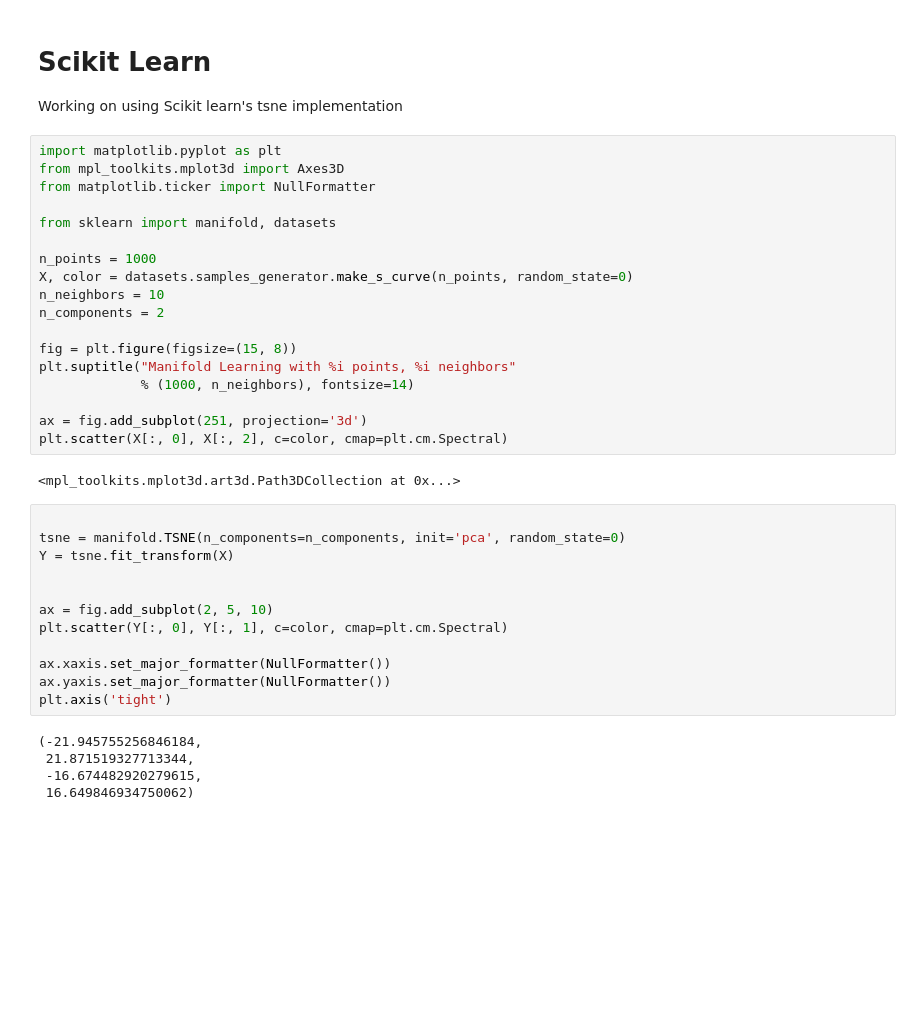
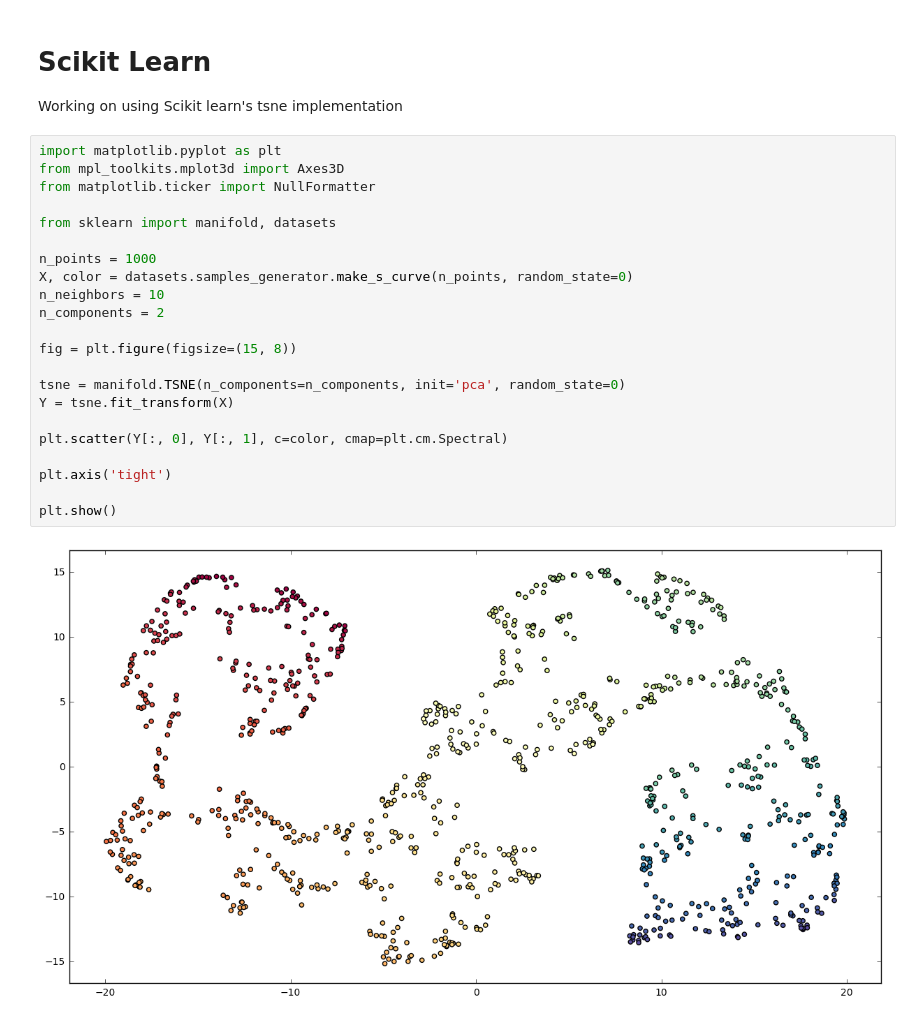
Before and after one commit to cornhundred/tsne_notebook, a Jupyter notebook: MNIST example.ipynb, the cells around one changed output. Drawn from its saved outputs; the diff is of its cells as text; blank space fills up the shorter version.

Commit message:
using scikit learn for MNIST example

```diff
--- a/MNIST example.ipynb
+++ b/MNIST example.ipynb
@@ -127,37 +127,24 @@ Working on using Scikit learn's tsne implementation
 # %%
 import matplotlib.pyplot as plt
 from mpl_toolkits.mplot3d import Axes3D
 from matplotlib.ticker import NullFormatter
 
 from sklearn import manifold, datasets
 
 n_points = 1000
 X, color = datasets.samples_generator.make_s_curve(n_points, random_state=0)
 n_neighbors = 10
 n_components = 2
 
 fig = plt.figure(figsize=(15, 8))
-plt.suptitle("Manifold Learning with %i points, %i neighbors"
-             % (1000, n_neighbors), fontsize=14)
 
-ax = fig.add_subplot(251, projection='3d')
-plt.scatter(X[:, 0], X[:, 2], c=color, cmap=plt.cm.Spectral)
+tsne = manifold.TSNE(n_components=n_components, init='pca', random_state=0)
+Y = tsne.fit_transform(X)
+
+plt.scatter(Y[:, 0], Y[:, 1], c=color, cmap=plt.cm.Spectral)
+
+plt.axis('tight')
+
+plt.show()
 # %% [output]
-<mpl_toolkits.mplot3d.art3d.Path3DCollection at 0x...>
+[figure, added]
-# %%
-
-tsne = manifold.TSNE(n_components=n_components, init='pca', random_state=0)
-Y = tsne.fit_transform(X)
-
-
-ax = fig.add_subplot(2, 5, 10)
-plt.scatter(Y[:, 0], Y[:, 1], c=color, cmap=plt.cm.Spectral)
-
-ax.xaxis.set_major_formatter(NullFormatter())
-ax.yaxis.set_major_formatter(NullFormatter())
-plt.axis('tight')
-# %% [output]
-(-21.945755256846184,
- 21.871519327713344,
- -16.674482920279615,
- 16.649846934750062)
```
Also changed, not shown: parts of 2 cells of this notebook.
